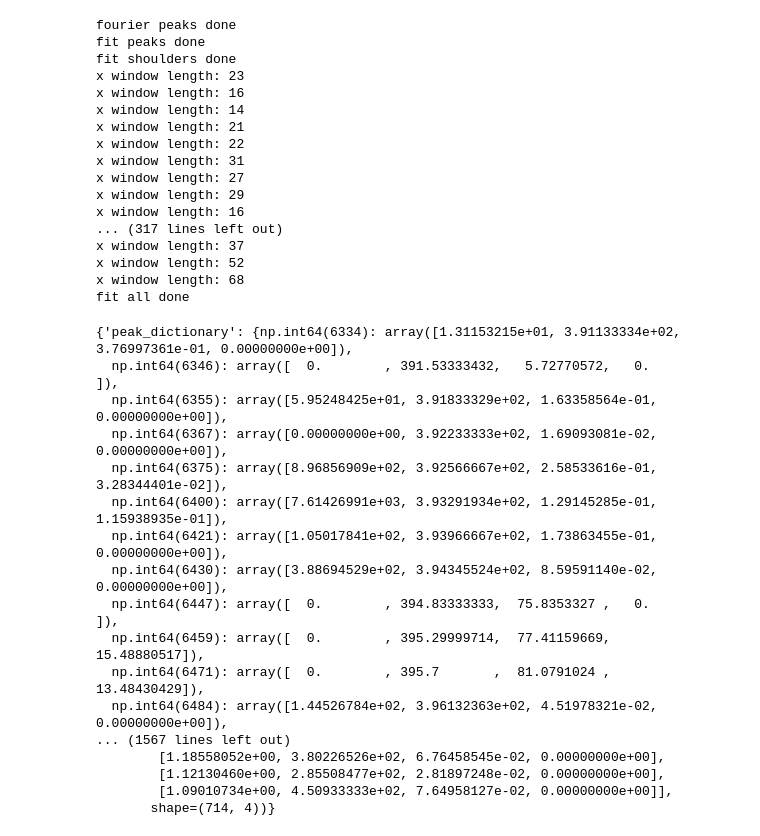
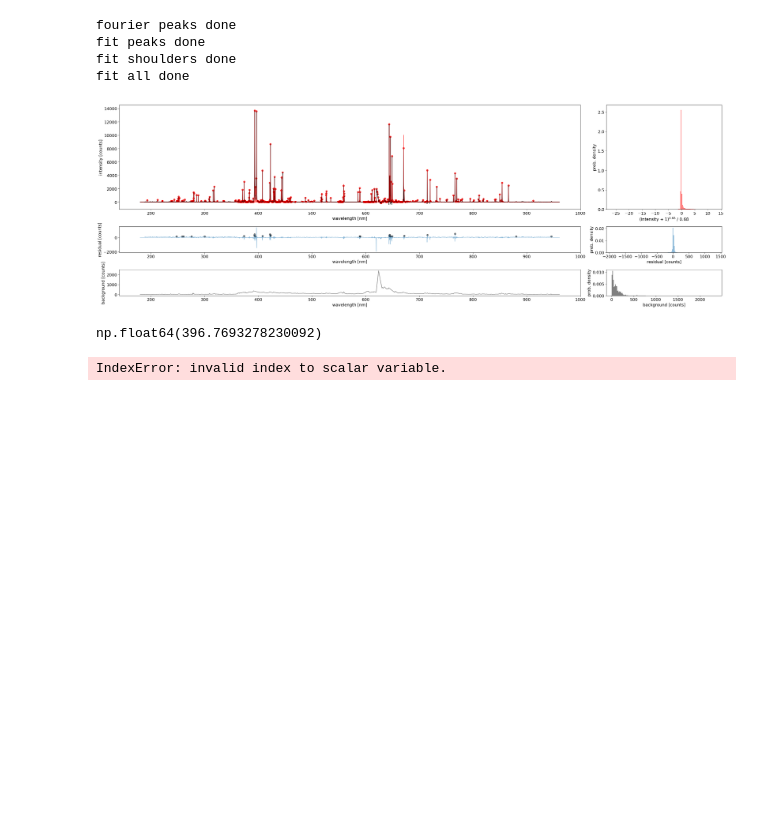
Before and after one commit to MWhitta/alibz, a Jupyter notebook: peaky_demo_v1.ipynb, the cells around one changed output. Cells and saved outputs as stored; diff of their text form; code cells hidden in the pictures; blank space fills up the shorter version.

Commit message:
refactoring indexing

```diff
--- a/peaky_demo_v1.ipynb
+++ b/peaky_demo_v1.ipynb
@@ -52,39 +41,18 @@ fit all done
         [1.46029258e+00, 2.39241404e+02, 2.68254707e-02, 0.00000000e+00]],
        shape=(509, 4))}
 # %%
-finder.fit_spectrum_data(25)
+finder_dict = finder.fit_spectrum_data(25)
 # %% [output]
 fourier peaks done
 fit peaks done
 fit shoulders done
-x window length: 23
-x window length: 16
-x window length: 14
-x window length: 21
-x window length: 22
-x window length: 31
-x window length: 27
-x window length: 29
-x window length: 16
-... (317 lines left out)
-x window length: 37
-x window length: 52
-x window length: 68
 fit all done
-{'peak_dictionary': {np.int64(6334): array([1.31153215e+01, 3.91133334e+02, 3.76997361e-01, 0.00000000e+00]),
-  np.int64(6346): array([  0.        , 391.53333432,   5.72770572,   0.        ]),
-  np.int64(6355): array([5.95248425e+01, 3.91833329e+02, 1.63358564e-01, 0.00000000e+00]),
-  np.int64(6367): array([0.00000000e+00, 3.92233333e+02, 1.69093081e-02, 0.00000000e+00]),
-  np.int64(6375): array([8.96856909e+02, 3.92566667e+02, 2.58533616e-01, 3.28344401e-02]),
-  np.int64(6400): array([7.61426991e+03, 3.93291934e+02, 1.29145285e-01, 1.15938935e-01]),
-  np.int64(6421): array([1.05017841e+02, 3.93966667e+02, 1.73863455e-01, 0.00000000e+00]),
-  np.int64(6430): array([3.88694529e+02, 3.94345524e+02, 8.59591140e-02, 0.00000000e+00]),
-  np.int64(6447): array([  0.        , 394.83333333,  75.8353327 ,   0.        ]),
-  np.int64(6459): array([  0.        , 395.29999714,  77.41159669,  15.48880517]),
-  np.int64(6471): array([  0.        , 395.7       ,  81.0791024 ,  13.48430429]),
-  np.int64(6484): array([1.44526784e+02, 3.96132363e+02, 4.51978321e-02, 0.00000000e+00]),
-... (1567 lines left out)
-        [1.18558052e+00, 3.80226526e+02, 6.76458545e-02, 0.00000000e+00],
-        [1.12130460e+00, 2.85508477e+02, 2.81897248e-02, 0.00000000e+00],
-        [1.09010734e+00, 4.50933333e+02, 7.64958127e-02, 0.00000000e+00]],
-       shape=(714, 4))}
+[figure, added]
+# %%
+finder_dict['sorted_parameter_array'][1,1]
+# %% [output]
+np.float64(396.7693278230092)
+# %%
+indexer.peak_interference(finder_dict['sorted_parameter_array'][1,1])
+# %% [output]
+IndexError: invalid index to scalar variable.
```
Also changed, not shown: parts of 3 cells of this notebook, 1 other file.
